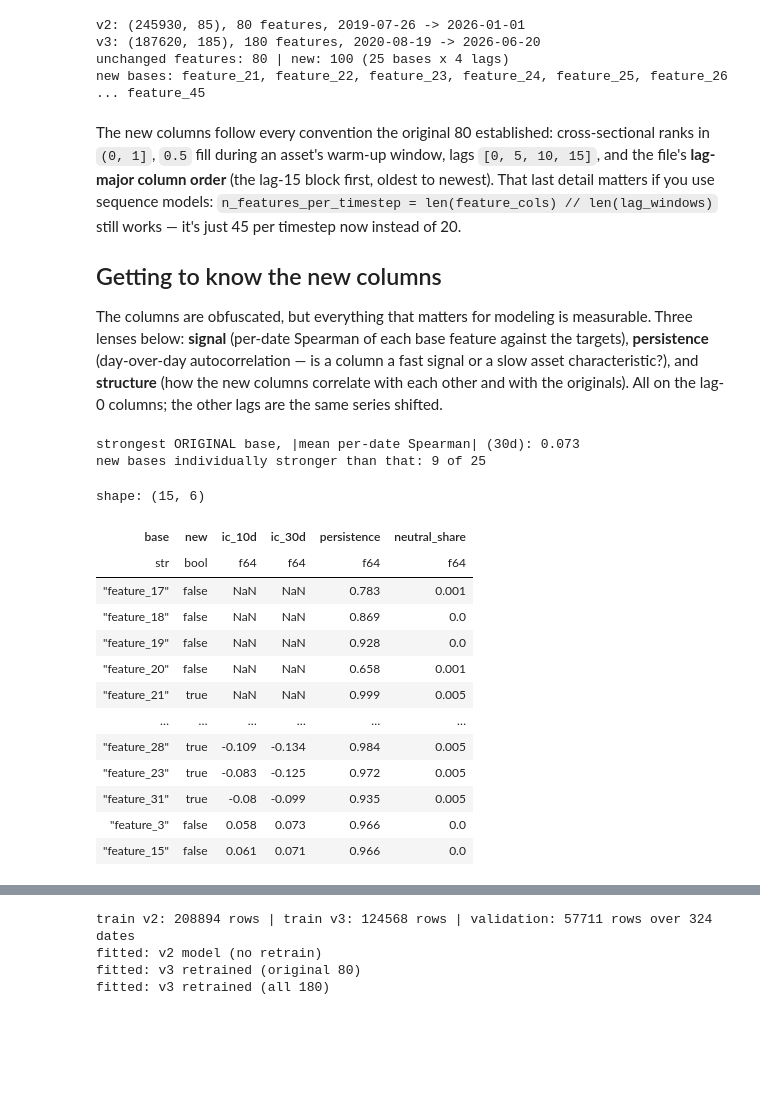
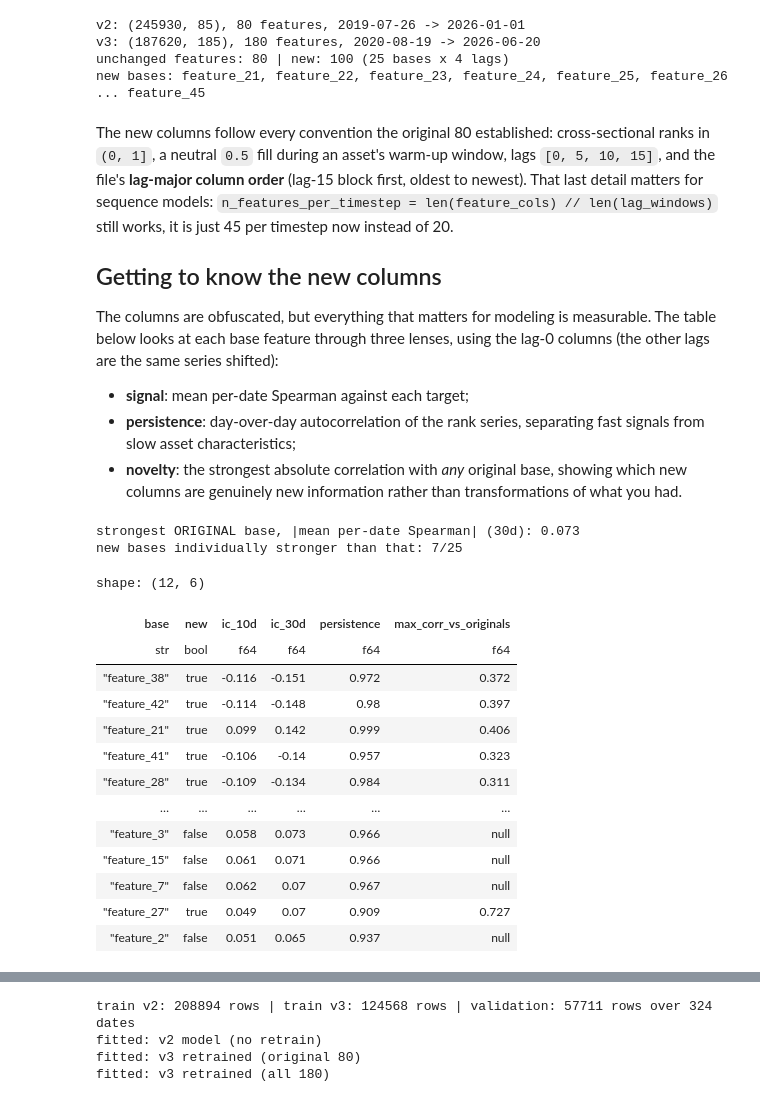
Before and after one commit to crowdcent/crowdcent-challenge, a Jupyter notebook: docs/tutorials/training-data-v3.ipynb, the cells around one changed output, grey strips where cells are left out. Cells and saved outputs as stored; diff of their text form; code cells hidden in the pictures; blank space fills up the shorter version.

```diff
--- a/docs/tutorials/training-data-v3.ipynb
+++ b/docs/tutorials/training-data-v3.ipynb
@@ -56,64 +56,74 @@ v3: (187620, 185), 180 features, 2020-08-19 -> 2026-06-20
 unchanged features: 80 | new: 100 (25 bases x 4 lags)
 new bases: feature_21, feature_22, feature_23, feature_24, feature_25, feature_26 ... feature_45
 # %% [markdown]
-The new columns follow every convention the original 80 established: cross-sectional ranks in `(0, 1]`, `0.5` fill during an asset's warm-up window, lags `[0, 5, 10, 15]`, and the file's **lag-major column order** (the lag-15 block first, oldest to newest). That last detail matters if you use sequence models: `n_features_per_timestep = len(feature_cols) // len(lag_windows)` still works — it's just 45 per timestep now instead of 20.
+The new columns follow every convention the original 80 established: cross-sectional ranks in `(0, 1]`, a neutral `0.5` fill during an asset's warm-up window, lags `[0, 5, 10, 15]`, and the file's **lag-major column order** (lag-15 block first, oldest to newest). That last detail matters for sequence models: `n_features_per_timestep = len(feature_cols) // len(lag_windows)` still works, it is just 45 per timestep now instead of 20.
 
 ## Getting to know the new columns
 
-The columns are obfuscated, but everything that matters for modeling is measurable. Three lenses below: **signal** (per-date Spearman of each base feature against the targets), **persistence** (day-over-day autocorrelation — is a column a fast signal or a slow asset characteristic?), and **structure** (how the new columns correlate with each other and with the originals). All on the lag-0 columns; the other lags are the same series shifted.
+The columns are obfuscated, but everything that matters for modeling is measurable. The table below looks at each base feature through three lenses, using the lag-0 columns (the other lags are the same series shifted):
+
+- **signal**: mean per-date Spearman against each target;
+- **persistence**: day-over-day autocorrelation of the rank series, separating fast signals from slow asset characteristics;
+- **novelty**: the strongest absolute correlation with *any* original base, showing which new columns are genuinely new information rather than transformations of what you had.
 # %%
 BASES_OLD = sorted({c.rsplit("_lag", 1)[0] for c in shared},
                    key=lambda s: int(s.split("_")[1]))
-BASES_NEW = new_bases
-bases = BASES_OLD + BASES_NEW
+bases = BASES_OLD + new_bases
 lag0 = [f"{b}_lag0" for b in bases]
+n_old = len(BASES_OLD)
 
-# per-date Spearman of every base vs both targets, in one pass
+# signal: per-date Spearman of every base vs both targets, in one pass
 ic_by_date = v3.group_by("date").agg(
     pl.corr(pl.col(f"{b}_lag0"), pl.col(t), method="spearman").alias(f"{b}|{t}")
     for b in bases
-    for t in ["target_10d", "target_30d"]
+    for t in ("target_10d", "target_30d")
 ).sort("date")
+# dates where a feature is cross-sectionally constant (warm-up) give NaN: drop, don't propagate
+ic_by_date = ic_by_date.with_columns(pl.exclude("date").fill_nan(None))
 
-# persistence: mean per-asset autocorrelation of the daily rank series
+# persistence: mean per-asset day-over-day autocorrelation of the rank series
 pers = (
     v3.sort(["id", "date"])
     .group_by("id")
     .agg(pl.corr(pl.col(c), pl.col(c).shift(1)).alias(c) for c in lag0)
     .select(lag0)
     .mean()
 )
-# share of exactly-0.5 values (mostly the neutral warm-up fill)
-neutral = v3.select((pl.col(c) == 0.5).mean() for c in lag0)
+
+# novelty: strongest |corr| of each new base against any original (recent 2y)
+recent = v3.filter(pl.col("date") >= v3["date"].max() - pl.duration(days=730))
+C = np.abs(np.corrcoef(recent.select(lag0).to_numpy(), rowvar=False))
+novelty = [None] * n_old + [round(float(np.nanmax(C[i, :n_old])), 3)
+                            for i in range(n_old, len(bases))]
 
 summary = pl.DataFrame({
     "base": bases,
-    "new": [b in set(BASES_NEW) for b in bases],
+    "new": [i >= n_old for i in range(len(bases))],
     "ic_10d": [ic_by_date[f"{b}|target_10d"].mean() for b in bases],
     "ic_30d": [ic_by_date[f"{b}|target_30d"].mean() for b in bases],
     "persistence": [pers[f"{b}_lag0"][0] for b in bases],
-    "neutral_share": [neutral[f"{b}_lag0"][0] for b in bases],
-}).with_columns(pl.col("ic_10d", "ic_30d", "persistence", "neutral_share").round(3))
+    "max_corr_vs_originals": novelty,
+}).with_columns(pl.col("ic_10d", "ic_30d", "persistence").round(3))
 
 best_old = summary.filter(~pl.col("new"))["ic_30d"].abs().max()
+stronger = summary.filter(pl.col("new") & (pl.col("ic_30d").abs() > best_old)).height
 print(f"strongest ORIGINAL base, |mean per-date Spearman| (30d): {best_old:.3f}")
-print(f"new bases individually stronger than that: "
-      f"{summary.filter(pl.col('new') & (pl.col('ic_30d').abs() > best_old)).height} of 25")
-summary.sort(pl.col("ic_30d").abs(), descending=True).head(15)
+print(f"new bases individually stronger than that: {stronger}/25")
+summary.sort(pl.col("ic_30d").abs(), descending=True).head(12)
 # %% [output]
 strongest ORIGINAL base, |mean per-date Spearman| (30d): 0.073
-new bases individually stronger than that: 9 of 25
+new bases individually stronger than that: 7/25
-shape: (15, 6)
+shape: (12, 6)
-| base | new | ic_10d | ic_30d | persistence | neutral_share |
+| base | new | ic_10d | ic_30d | persistence | max_corr_vs_originals |
 | str | bool | f64 | f64 | f64 | f64 |
-| "feature_17" | false | NaN | NaN | 0.783 | 0.001 |
-| "feature_18" | false | NaN | NaN | 0.869 | 0.0 |
-| "feature_19" | false | NaN | NaN | 0.928 | 0.0 |
-| "feature_20" | false | NaN | NaN | 0.658 | 0.001 |
-| "feature_21" | true | NaN | NaN | 0.999 | 0.005 |
+| "feature_38" | true | -0.116 | -0.151 | 0.972 | 0.372 |
+| "feature_42" | true | -0.114 | -0.148 | 0.98 | 0.397 |
+| "feature_21" | true | 0.099 | 0.142 | 0.999 | 0.406 |
+| "feature_41" | true | -0.106 | -0.14 | 0.957 | 0.323 |
+| "feature_28" | true | -0.109 | -0.134 | 0.984 | 0.311 |
 | … | … | … | … | … | … |
-| "feature_28" | true | -0.109 | -0.134 | 0.984 | 0.005 |
-| "feature_23" | true | -0.083 | -0.125 | 0.972 | 0.005 |
-| "feature_31" | true | -0.08 | -0.099 | 0.935 | 0.005 |
-| "feature_3" | false | 0.058 | 0.073 | 0.966 | 0.0 |
-| "feature_15" | false | 0.061 | 0.071 | 0.966 | 0.0 |
+| "feature_3" | false | 0.058 | 0.073 | 0.966 | null |
+| "feature_15" | false | 0.061 | 0.071 | 0.966 | null |
+| "feature_7" | false | 0.062 | 0.07 | 0.967 | null |
+| "feature_27" | true | 0.049 | 0.07 | 0.909 | 0.727 |
+| "feature_2" | false | 0.051 | 0.065 | 0.937 | null |
```
Also changed, not shown: parts of 8 cells of this notebook, 1 other file.
